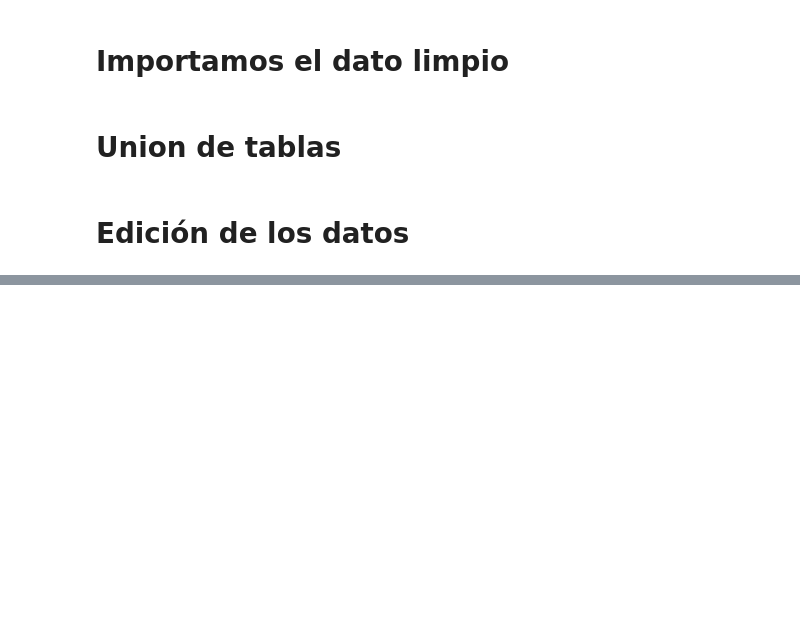
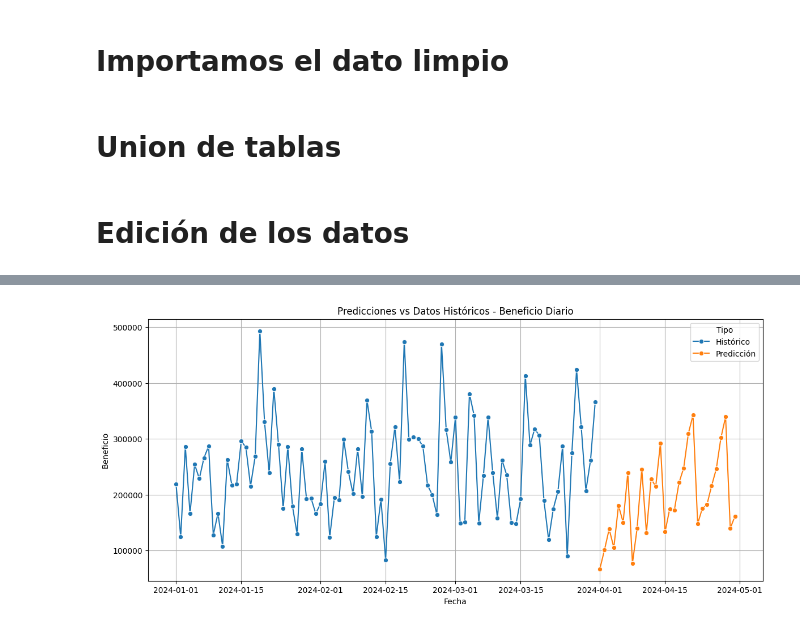
Before and after one commit to Vikorimperator/Retail_Modelo, a Jupyter notebook: 3.modelo_ML.ipynb, the cells around one changed output, grey strips where cells are left out. Drawn from its saved outputs; the diff is of its cells as text; code cells hidden in the pictures; blank space fills up the shorter version.

```diff
--- a/3.modelo_ML.ipynb
+++ b/3.modelo_ML.ipynb
@@ -281,0 +336,38 @@ plt.show()
+# %%
+# Resetear el índice para tener una estructura limpia
+predicciones_futuras_limpio = predicciones_futuras.reset_index().copy()
+
+# Filtrar las filas donde 'beneficio' no es NaN
+predicciones_futuras_limpio = predicciones_futuras_limpio[predicciones_futuras_limpio["beneficio"].notna()]
+
+# Seleccionar solo las columnas 'index' y 'beneficio'
+predicciones_futuras_limpio = predicciones_futuras_limpio[["index", "beneficio"]].copy()
+
+# Renombrar la columna 'index' a 'fecha_orden'
+predicciones_futuras_limpio.rename(columns={"index": "fecha_orden"}, inplace=True)
+
+# Convertir la columna 'fecha_orden' a formato datetime
+predicciones_futuras_limpio["fecha_orden"] = pd.to_datetime(predicciones_futuras_limpio["fecha_orden"])
+# %%
+# Asegurarte de que las fechas sean del mismo tipo para ambos DataFrames
+beneficios_diarios["fecha_orden"] = pd.to_datetime(beneficios_diarios["fecha_orden"])
+predicciones_futuras_limpio["fecha_orden"] = pd.to_datetime(predicciones_futuras_limpio["fecha_orden"])
+
+# Agregar una columna para distinguir datos históricos y predicciones
+beneficios_diarios["tipo"] = "Histórico"
+predicciones_futuras_limpio["tipo"] = "Predicción"
+
+# Combinar ambos DataFrames
+datos_combinados = pd.concat([beneficios_diarios, predicciones_futuras_limpio], ignore_index=True)
+
+# Graficar con seaborn
+plt.figure(figsize=(14, 6))
+sns.lineplot(data=datos_combinados, x="fecha_orden", y="beneficio", hue="tipo", marker="o")
+plt.title("Predicciones vs Datos Históricos - Beneficio Diario")
+plt.xlabel("Fecha")
+plt.ylabel("Beneficio")
+plt.legend(title="Tipo")
+plt.grid(True)
+plt.show()
+# %% [output]
+[figure, added]
```
Also changed, not shown: parts of 25 cells of this notebook.
